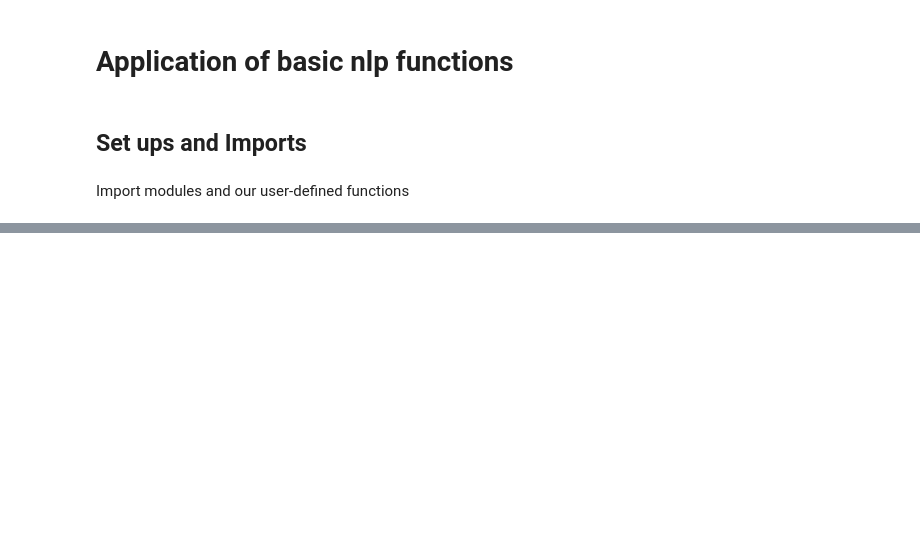
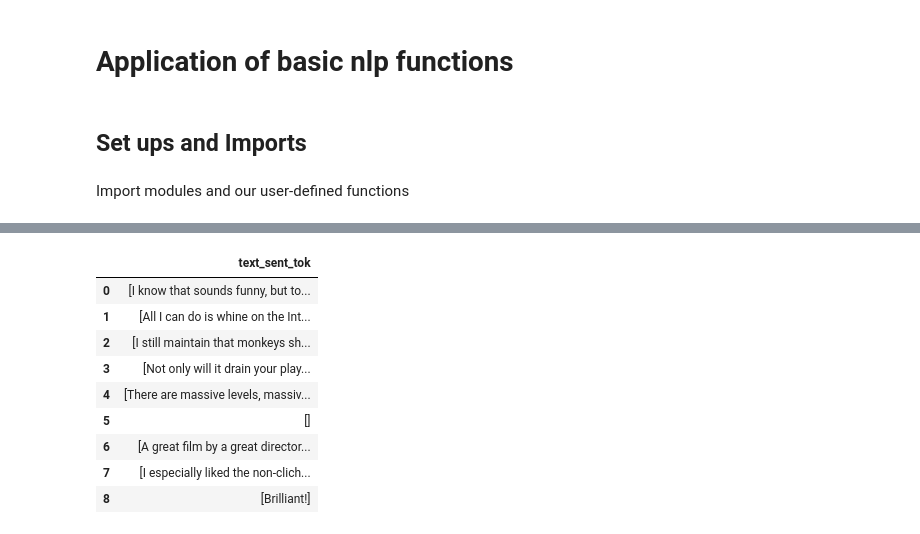
Before and after one commit to mamonu/bumblebee, a Jupyter notebook: examples/NLP_functions_to_pandas_dfs.ipynb, the cells around one changed output, grey strips where cells are left out. Cells and saved outputs as stored; diff of their text form; code cells hidden in the pictures; blank space fills up the shorter version.

```diff
--- a/examples/NLP_functions_to_pandas_dfs.ipynb
+++ b/examples/NLP_functions_to_pandas_dfs.ipynb
@@ -59,0 +84,13 @@ df
+# %%
+df[['text_sent_tok']]
+# %% [output]
+|  | text_sent_tok |
+| 0 | [I know that sounds funny, but to... |
+| 1 | [All I can do is whine on the Int... |
+| 2 | [I still maintain that monkeys sh... |
+| 3 | [Not only will it drain your play... |
+| 4 | [There are massive levels, massiv... |
+| 5 | [] |
+| 6 | [A great film by a great director... |
+| 7 | [I especially liked the non-clich... |
+| 8 | [Brilliant!] |
```
Also changed, not shown: parts of 47 cells of this notebook.
